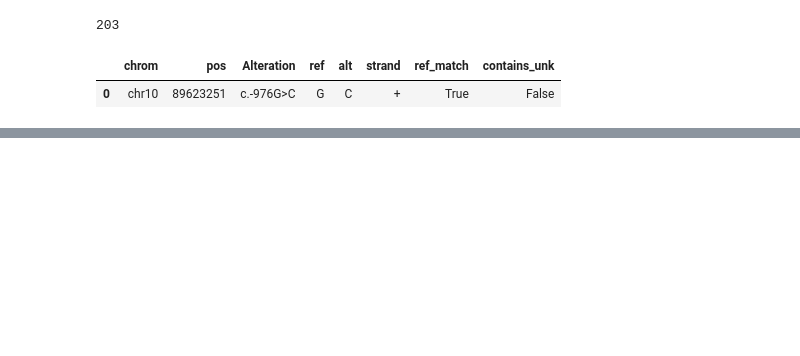
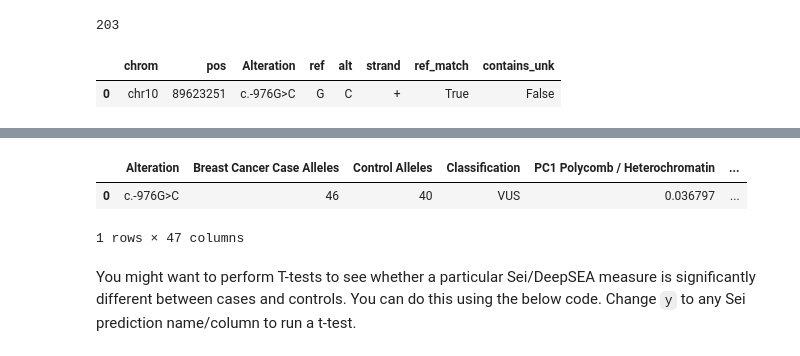
Before and after one commit to bmacedo-lgtm/SiFoN, a Jupyter notebook: tutorials/clinical_analysis.ipynb, the cells around one changed output, grey strips where cells are left out. Saved outputs shown, nothing was run; the diff lists cells and outputs as text; code cells hidden in the pictures; blank space fills up the shorter version.

```diff
--- a/tutorials/clinical_analysis.ipynb
+++ b/tutorials/clinical_analysis.ipynb
@@ -89,0 +74,11 @@ dis_score.head(3)
+# %%
+clin.odds_ratio(df=scores, control_col="Control Alleles", case_col = "Breast Cancer Case Alleles",
+               num_cases = 52065, num_controls = 28549, correction = 0.1)
+clin.add_case_control_label(df=scores, case_cuttoff = 1.5, control_cutoff = 0.5)
+scores.head(1) # see the last two columns
+# %% [output]
+|  | Alteration | Breast Cancer Case Alleles | Control Alleles | Classification | PC1 Polycomb / Heterochromatin | ... |
+| 0 | c.-976G>C | 46 | 40 | VUS | 0.036797 | ... |
+1 rows × 47 columns
+# %% [markdown]
+You might want to perform T-tests to see whether a particular Sei/DeepSEA measure is significantly different between cases and controls. You can do this using the below code. Change `y` to any Sei prediction name/column to run a t-test.
```
Also changed, not shown: parts of 25 cells of this notebook, 5 other files.
